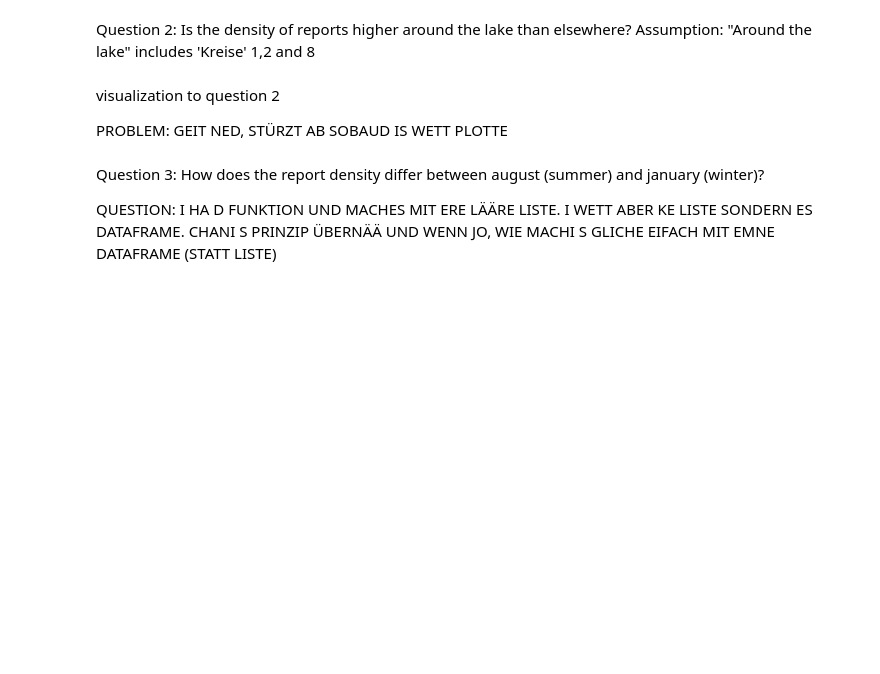
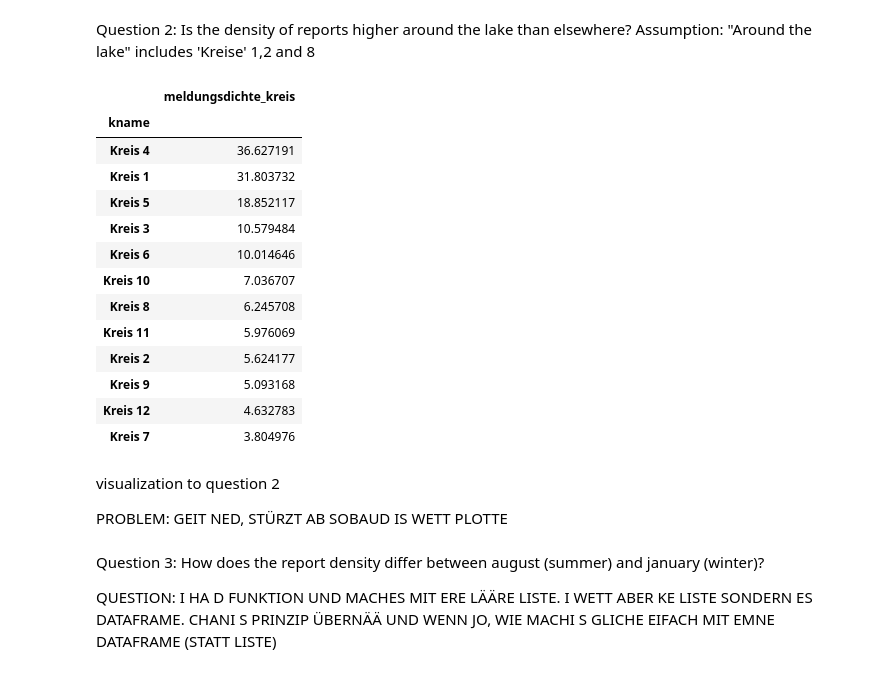
Before and after one commit to eelin-eelin/SDS210-project, a Jupyter notebook: notebooks/Project Notebook 1.ipynb, the cells around one changed output. Drawn from its saved outputs; the diff is of its cells as text; code cells hidden in the pictures; blank space fills up the shorter version.

```diff
--- a/notebooks/Project Notebook 1.ipynb
+++ b/notebooks/Project Notebook 1.ipynb
@@ -147,28 +145,48 @@ Assumption: "Around the lake" includes 'Kreise' 1,2 and 8
 # %%
 #create subsets to reduce the size of the datasets
 quartiere_subset = quartiere_gdf[["objid", "geometry_x", "kname", "knr"]]
 
 fläche_subset = fläche_csv[fläche_csv["RaumLang"].str.contains("Kreis", na = False)]
 
 
 #join the fläche_subset with the meldungen_quartier_join
 join_fläche_meldungen = fläche_subset.merge(
     meldungen_quartier_join[["kname", "anzahl_meldungen_kreis"]],
     left_on = "RaumLang",
     right_on = "kname",
     how = "left")
 
 
 #calculate the report density per area (here:hectares)
 join_fläche_meldungen["meldungsdichte_kreis"] = join_fläche_meldungen["anzahl_meldungen_kreis"]/join_fläche_meldungen["FlaecheT"]
 
 
 #merge the report density with the meldungen_quartier_join
 quartiere_subset = quartiere_subset.merge(
     join_fläche_meldungen[["meldungsdichte_kreis", "RaumLang"]],
     left_on = "kname",
     right_on = "RaumLang",
     how = "inner")
+
+
+#as long as the visualization does not work, let's do it with a table for the moment
+quartiere_subset_table = quartiere_subset[["meldungsdichte_kreis", "kname"]].groupby("kname").mean()
+display(quartiere_subset_table.sort_values("meldungsdichte_kreis", ascending = False))
+# %% [output]
+|  | meldungsdichte_kreis |
+| kname |  |
+| Kreis 4 | 36.627191 |
+| Kreis 1 | 31.803732 |
+| Kreis 5 | 18.852117 |
+| Kreis 3 | 10.579484 |
+| Kreis 6 | 10.014646 |
+| Kreis 10 | 7.036707 |
+| Kreis 8 | 6.245708 |
+| Kreis 11 | 5.976069 |
+| Kreis 2 | 5.624177 |
+| Kreis 9 | 5.093168 |
+| Kreis 12 | 4.632783 |
+| Kreis 7 | 3.804976 |
 # %% [markdown]
 visualization to question 2
 
```
Also changed, not shown: parts of 3 cells of this notebook.
